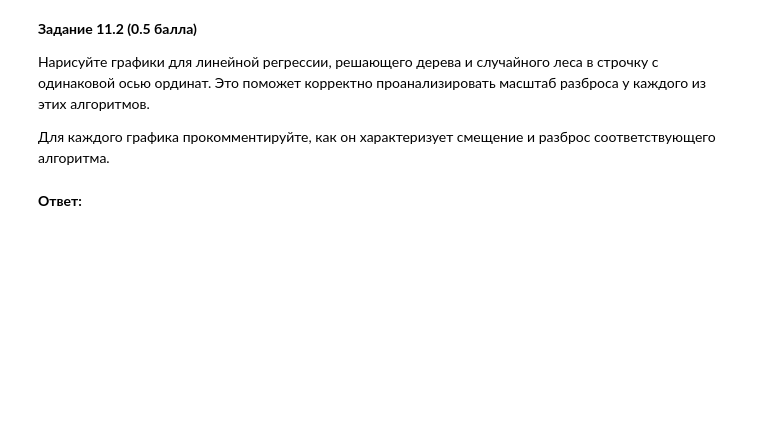
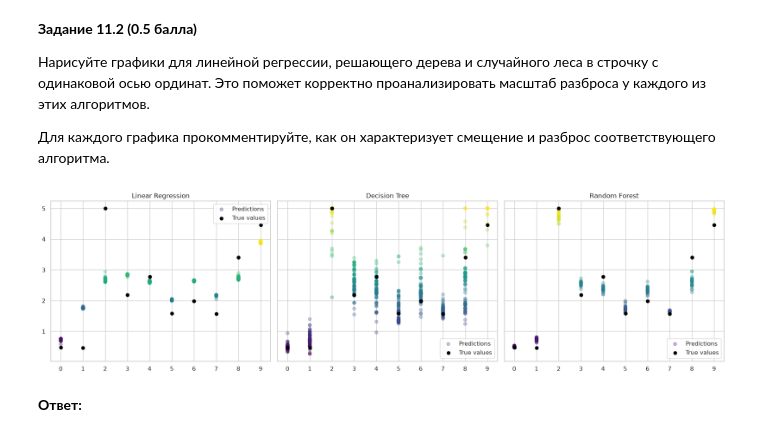
Before and after one commit to 9santa/ml-course-hse, a Jupyter notebook: ml1-2026-spring/homework-practice/homework-practice-05-trees/homework-practice-05-trees.ipynb, the cells around one changed output. Drawn from its saved outputs; the diff is of its cells as text; code cells hidden in the pictures; blank space fills up the shorter version.

```diff
--- a/ml1-2026-spring/homework-practice/homework-practice-05-trees/homework-practice-05-trees.ipynb
+++ b/ml1-2026-spring/homework-practice/homework-practice-05-trees/homework-practice-05-trees.ipynb
@@ -1273,2 +1313,34 @@ __Задание 11.2 (0.5 балла)__
+# %%
+### ╰( ͡° ͜ʖ ͡° )つ──☆*:・ﾟ
+
+fig, axes = plt.subplots(
+    1, 3,
+    figsize=(18, 5),
+    sharey=True
+)
+
+plot_predictions(
+    lin_reg, X, y,
+    title="Linear Regression",
+    ax=axes[0]
+)
+
+plot_predictions(
+    tree_reg, X, y,
+    title="Decision Tree",
+    ax=axes[1]
+)
+
+plot_predictions(
+    forest_reg, X, y,
+    title="Random Forest",
+    ax=axes[2],
+    num_runs=25,
+)
+
+plt.tight_layout()
+plt.show()
+# %% [output]
+[figure, added]
 # %% [markdown]
 **Ответ:**
```
Also changed, not shown: parts of 7 cells of this notebook.
